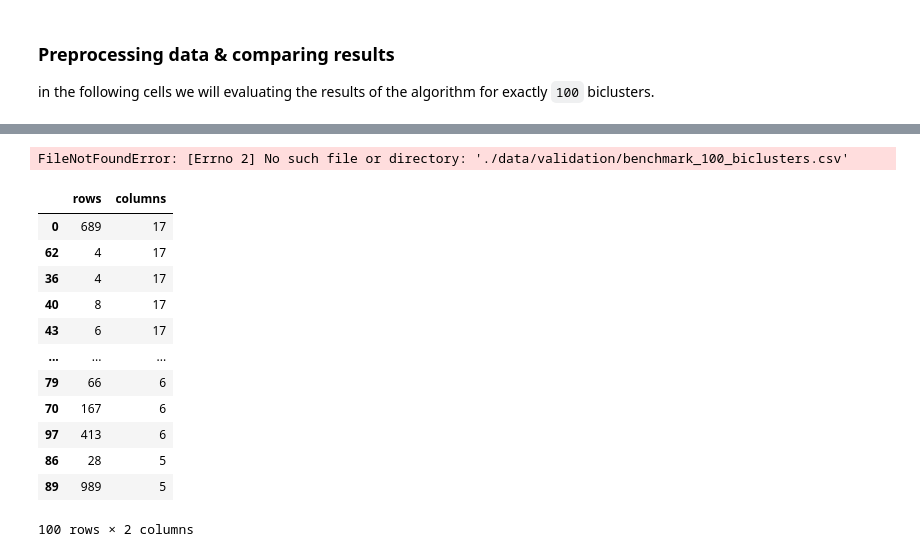
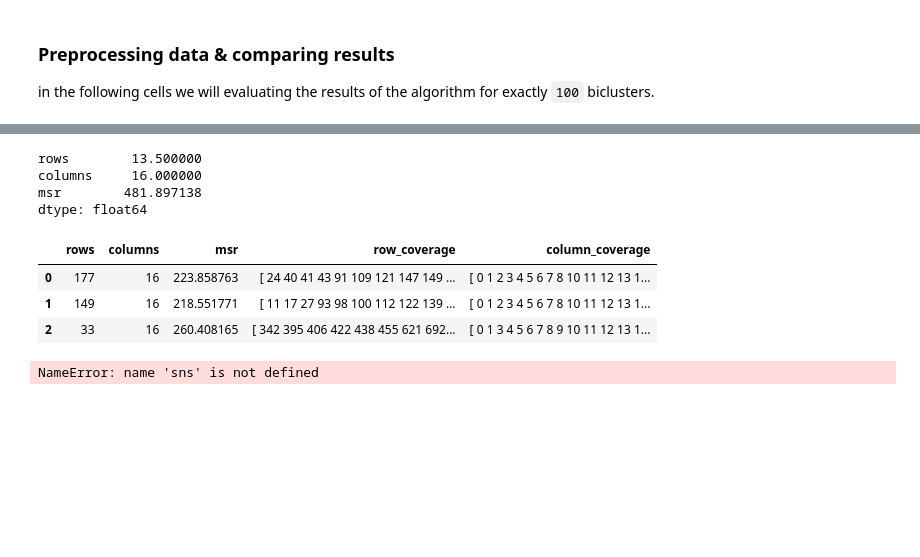
Before and after one commit to ikram-md/biclustering_algorithms, a Jupyter notebook: yeast_data_exp.ipynb, the cells around one changed output, grey strips where cells are left out. Cells and saved outputs as stored; diff of their text form; code cells hidden in the pictures; blank space fills up the shorter version.

```diff
--- a/yeast_data_exp.ipynb
+++ b/yeast_data_exp.ipynb
@@ -110,0 +106,16 @@ df_fact.write_into_csv(EXP_INDEX, exp2.biclusters,data.shape, f'{os.getcwd()}/ex
+# %%
+EXP_INDEX = 46
+df = pd.read_csv(f"./experiments/yeast-matrix/cca2/exp-{EXP_INDEX}.csv")
+df[['rows', 'columns', 'msr']].mean()
+# %% [output]
+rows        13.500000
+columns     16.000000
+msr        481.897138
+dtype: float64
+# %%
+exp_biclusters  = df.head(n=3)
+# %% [output]
+|  | rows | columns | msr | row_coverage | column_coverage |
+| 0 | 177 | 16 | 223.858763 | [ 24 40 41 43 91 109 121 147 149 ... | [ 0 1 2 3 4 5 6 7 8 10 11 12 13 1... |
+| 1 | 149 | 16 | 218.551771 | [ 11 17 27 93 98 100 112 122 139 ... | [ 0 1 2 3 4 5 6 7 8 10 11 12 13 1... |
+| 2 | 33 | 16 | 260.408165 | [ 342 395 406 422 438 455 621 692... | [ 0 1 3 4 5 6 7 8 9 10 11 12 13 1... |
@@ -111,23 +135,11 @@ df_fact.write_into_csv(EXP_INDEX, exp2.biclusters,data.shape, f'{os.getcwd()}/ex
+# %%
+
+
+sns.clustermap(data[b1rows][:, b1columns], xticklabels=np.arange(NB_GENES),)
+sns.clustermap(data[b2rows][:, b2columns], xticklabels=np.arange(NB_GENES))
+sns.clustermap(data[b3rows][:, b3columns], xticklabels=np.arange(NB_GENES),)
+# %% [output]
+NameError: name 'sns' is not defined
 # %%
 # upload benchmark results and compare them to the results obained
-benchmark_yeast_bic = pd.read_csv('./data/validation/benchmark_100_biclusters.csv', names=['rows', 'columns', 'msr', 'total_rows', 'total_columns']).sort_values(by="columns", ascending=False)
-ccplus_yeast_bic = pd.read_csv('./experiments/exp-1.csv', ).sort_values(by='rows', ascending=False)
+benchmark_yeast_bic = pd.read_csv('./data/validation/yeast_expression/benchmark_100_biclusters.csv', names=['rows', 'columns', 'msr', 'total_rows', 'total_columns']).sort_values(by="columns", ascending=False)
-# %% [output]
-FileNotFoundError: [Errno 2] No such file or directory: './data/validation/benchmark_100_biclusters.csv'
-# %%
-mask = ['rows', 'columns']
-benchmark_yeast_bic[mask]
-# %% [output]
-|  | rows | columns |
-| 0 | 689 | 17 |
-| 62 | 4 | 17 |
-| 36 | 4 | 17 |
-| 40 | 8 | 17 |
-| 43 | 6 | 17 |
-| ... | ... | ... |
-| 79 | 66 | 6 |
-| 70 | 167 | 6 |
-| 97 | 413 | 6 |
-| 86 | 28 | 5 |
-| 89 | 989 | 5 |
-100 rows × 2 columns
```
Also changed, not shown: parts of 14 cells of this notebook, 8 other files.
